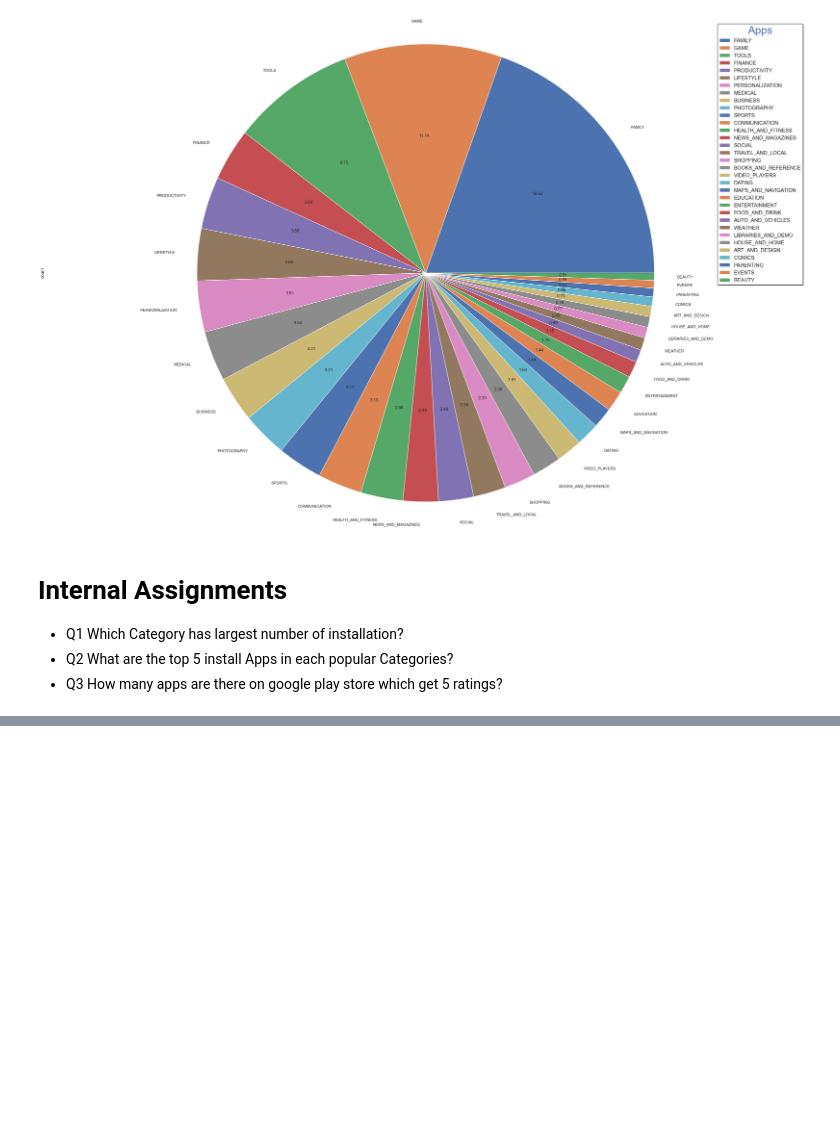
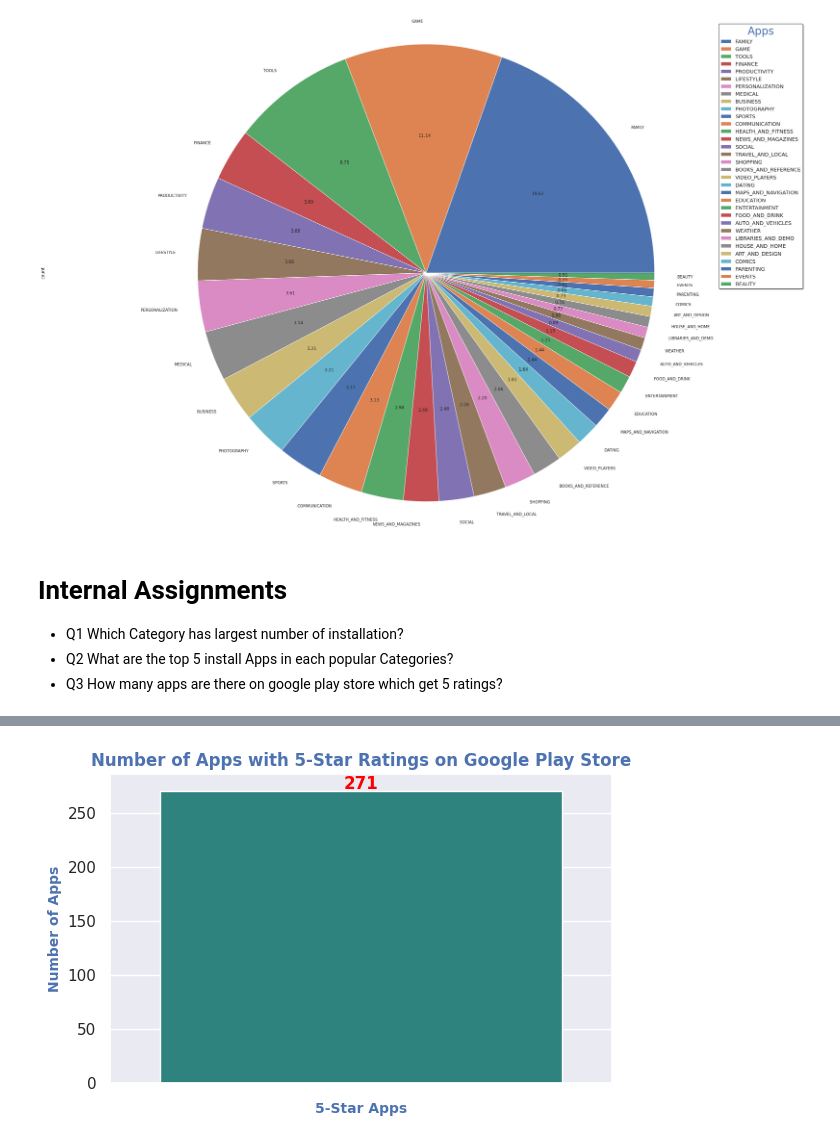
Before and after one commit to abuawaish/EDA, a Jupyter notebook: EDA_Tutorial5.ipynb, the cells around one changed output, grey strips where cells are left out. Saved outputs shown, nothing was run; the diff lists cells and outputs as text; code cells hidden in the pictures; blank space fills up the shorter version.

```diff
--- a/EDA_Tutorial5.ipynb
+++ b/EDA_Tutorial5.ipynb
@@ -440,0 +425,2 @@ f.set_size_inches(w = 20 , h = 5)
+# %%
+five_star_apps = df[df['Rating'] == 5.0][['App','Rating']]
@@ -440,0 +436,17 @@ f.set_size_inches(w = 20 , h = 5)
+# %%
+five_star_count = five_star_apps['App'].count()
+# %%
+plt.figure(figsize=(6, 4))
+sns.barplot(y=[five_star_count], palette="viridis")
+
+plt.ylabel("Number of Apps",fontdict={'fontsize':10,'fontweight':'bold','color':'b'})
+plt.xlabel("5-Star Apps",fontdict={'fontsize':10,'fontweight':'bold','color':'b'})
+
+plt.title("Number of Apps with 5-Star Ratings on Google Play Store",fontdict={'fontsize':12,'fontweight':'bold','color':'b'})
+plt.ylim(0, five_star_count + 15)  # Adjust y-axis for better visibility
+plt.tight_layout()
+
+plt.text(0, five_star_count + 1, str(five_star_count), ha='center', fontsize=12, color='red', fontweight='bold')
+plt.show()
+# %% [output]
+[figure, added]
```
Also changed, not shown: parts of 22 cells of this notebook.
